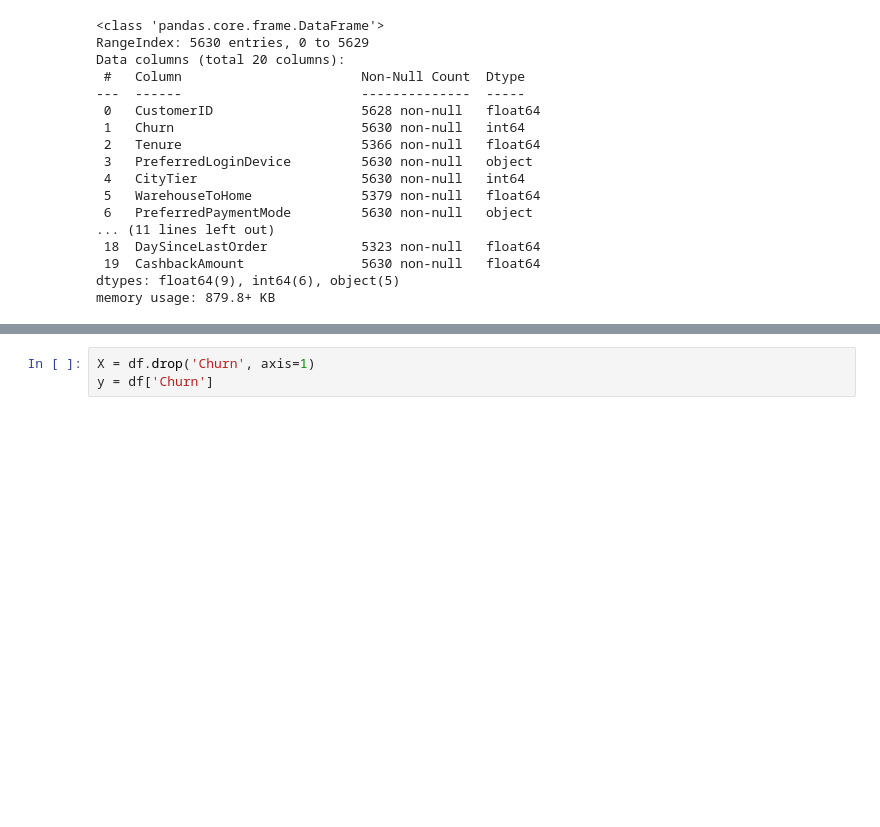
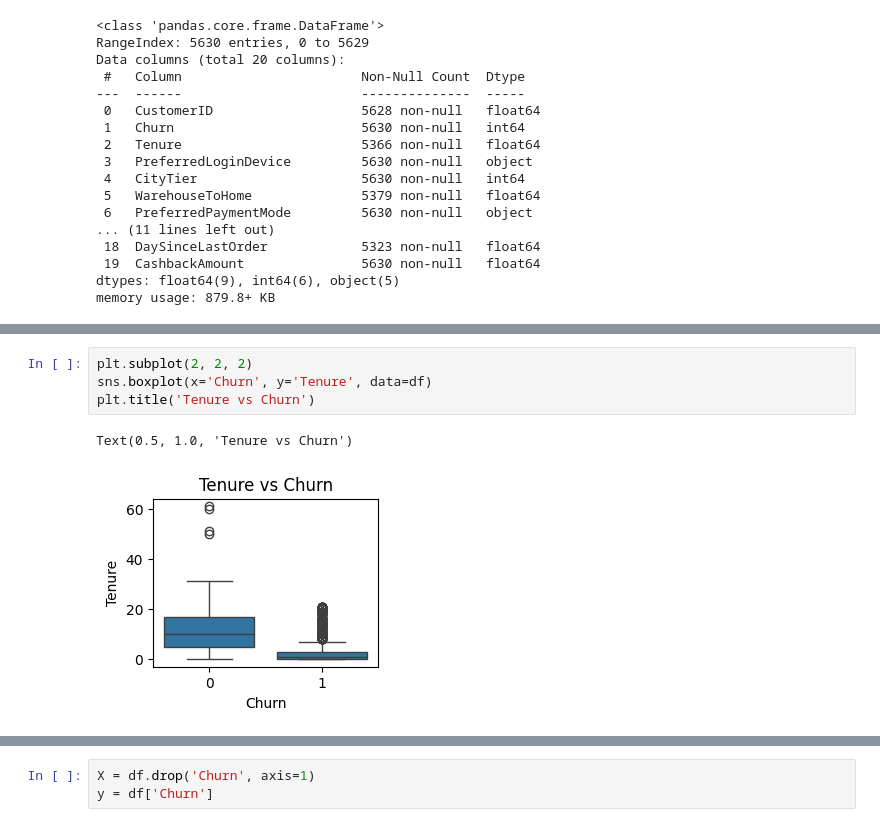
Before and after one commit to Matiin-heidari/churn-prediction, a Jupyter notebook: main.ipynb, the cells around one changed output, grey strips where cells are left out. Cells and saved outputs as stored; diff of their text form; blank space fills up the shorter version.

```diff
--- a/main.ipynb
+++ b/main.ipynb
@@ -115,0 +102,7 @@ plt.show()
+# %%
+plt.subplot(2, 2, 2)
+sns.boxplot(x='Churn', y='Tenure', data=df)
+plt.title('Tenure vs Churn')
+# %% [output]
+Text(0.5, 1.0, 'Tenure vs Churn')
+[figure, added]
```
Also changed, not shown: parts of 92 cells of this notebook.
